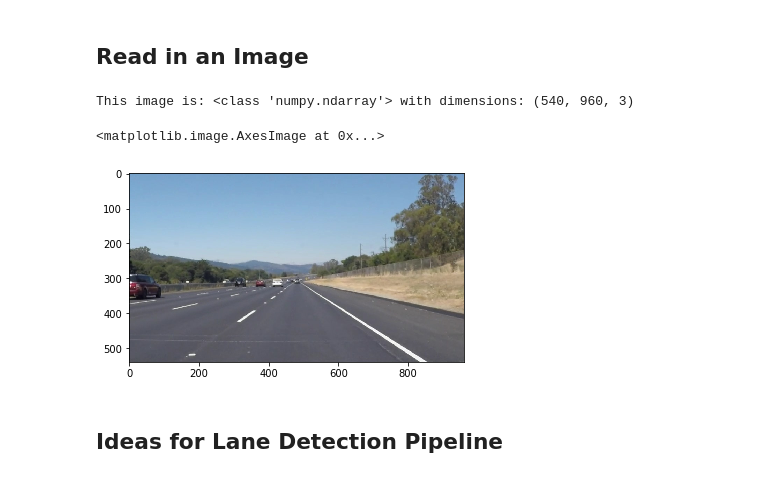
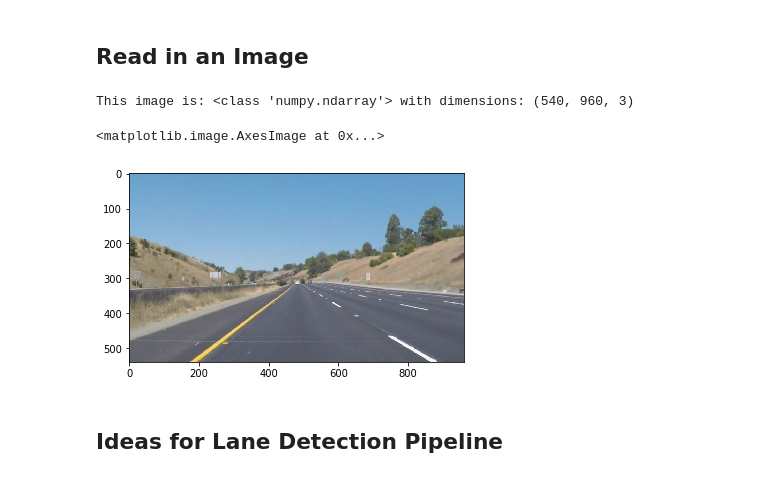
Before and after one commit to vishnuGovindaraj/Finding-Lane-Lines, a Jupyter notebook: P1.ipynb, the cells around one changed output. Saved outputs shown, nothing was run; the diff lists cells and outputs as text; code cells hidden in the pictures.

Commit message:
Added output from image and video files

```diff
--- a/P1.ipynb
+++ b/P1.ipynb
@@ -51,15 +51,15 @@ import cv2
 ## Read in an Image
 # %%
 #reading in an image
-image = mpimg.imread('test_images/solidWhiteRight.jpg')
+image = mpimg.imread('test_images/whiteCarLaneSwitch.jpg')
 
 #printing out some stats and plotting
 print('This image is:', type(image), 'with dimensions:', image.shape)
 plt.imshow(image)  # if you wanted to show a single color channel image called 'gray', for example, call as plt.imshow(gray, cmap='gray')
 # %% [output]
 This image is: <class 'numpy.ndarray'> with dimensions: (540, 960, 3)
 <matplotlib.image.AxesImage at 0x...>
-[figure, old version]
+[figure, new version]
 # %% [markdown]
 ## Ideas for Lane Detection Pipeline
 # %% [markdown]
```
Also changed, not shown: parts of 8 cells of this notebook, 9 other files.
